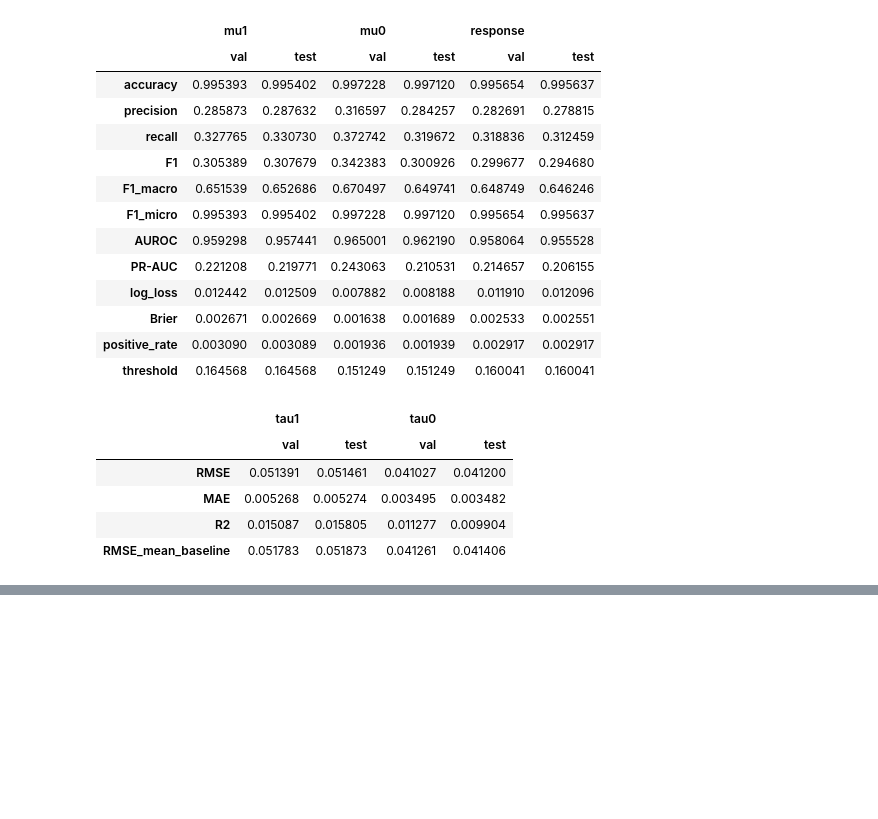
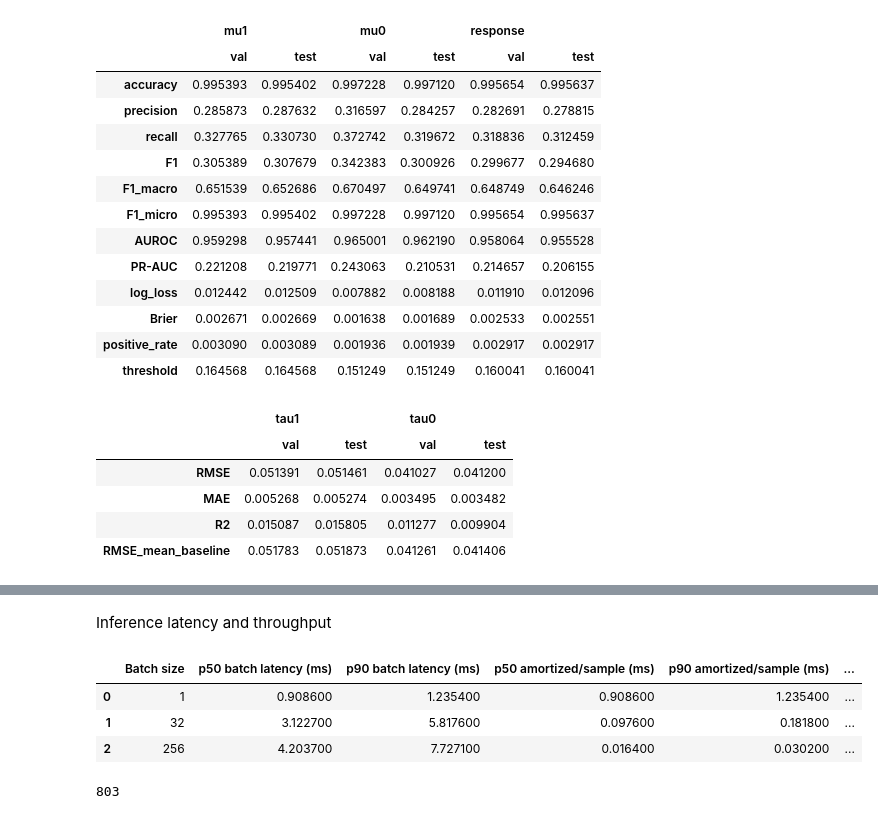
Before and after one commit to saopa28/INSE-6450, a Jupyter notebook: Milestone_2/Milestone2.ipynb, the cells around one changed output, grey strips where cells are left out. Saved outputs shown, nothing was run; the diff lists cells and outputs as text; code cells hidden in the pictures; blank space fills up the shorter version.

```diff
--- a/Milestone_2/Milestone2.ipynb
+++ b/Milestone_2/Milestone2.ipynb
@@ -302,0 +405,56 @@ display(pd.DataFrame(out))
+# %% [markdown]
+Inference latency and throughput
+# %%
+# Small test subset
+N = min(2048, len(Xte))
+Xbench = Xte[:N]
+
+def benchmark(batch_size, repeats=50):
+    bs = min(batch_size, N)
+    latencies = []
+
+    # Warm-up
+    for _ in range(3):
+        pred_x(xl, Xbench[:bs])
+
+    # Latency
+    for i in range(repeats):
+        start = (i * bs) % max(1, N - bs + 1)
+        batch = Xbench[start:start + bs]
+
+        t0 = time.perf_counter()
+        pred_x(xl, batch)
+        elapsed = time.perf_counter() - t0
+
+        latencies.append(elapsed * 1000)
+
+    # Throughput
+    t0 = time.perf_counter()
+
+    for start in range(0, N, bs):
+        pred_x(xl, Xbench[start:start + bs])
+
+    total_time = time.perf_counter() - t0
+
+    return {
+        "Batch size": bs,
+        "p50 batch latency (ms)": np.percentile(latencies, 50),
+        "p90 batch latency (ms)": np.percentile(latencies, 90),
+        "p50 amortized/sample (ms)": np.percentile(latencies, 50) / bs,
+        "p90 amortized/sample (ms)": np.percentile(latencies, 90) / bs,
+        "Throughput (samples/sec)": N / total_time
+    }
+
+results = [benchmark(bs) for bs in [1, 32, 256]]
+
+inference_results = pd.DataFrame(results)
+
+display(inference_results.round(4))
+
+gc.collect()
+# %% [output]
+|  | Batch size | p50 batch latency (ms) | p90 batch latency (ms) | p50 amortized/sample (ms) | p90 amortized/sample (ms) | ... |
+| 0 | 1 | 0.908600 | 1.235400 | 0.908600 | 1.235400 | ... |
+| 1 | 32 | 3.122700 | 5.817600 | 0.097600 | 0.181800 | ... |
+| 2 | 256 | 4.203700 | 7.727100 | 0.016400 | 0.030200 | ... |
+803
```
Also changed, not shown: parts of 13 cells of this notebook.
